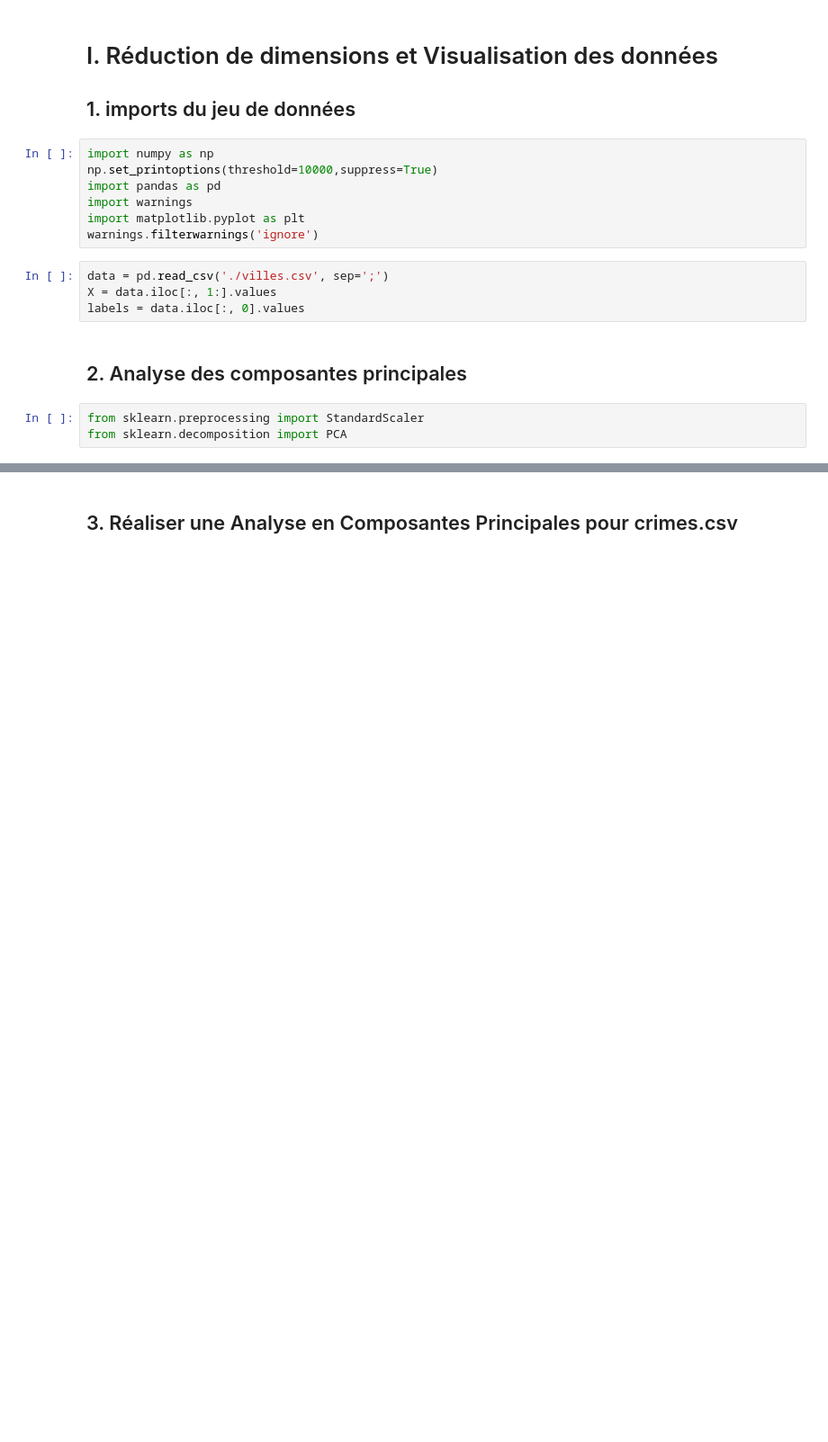
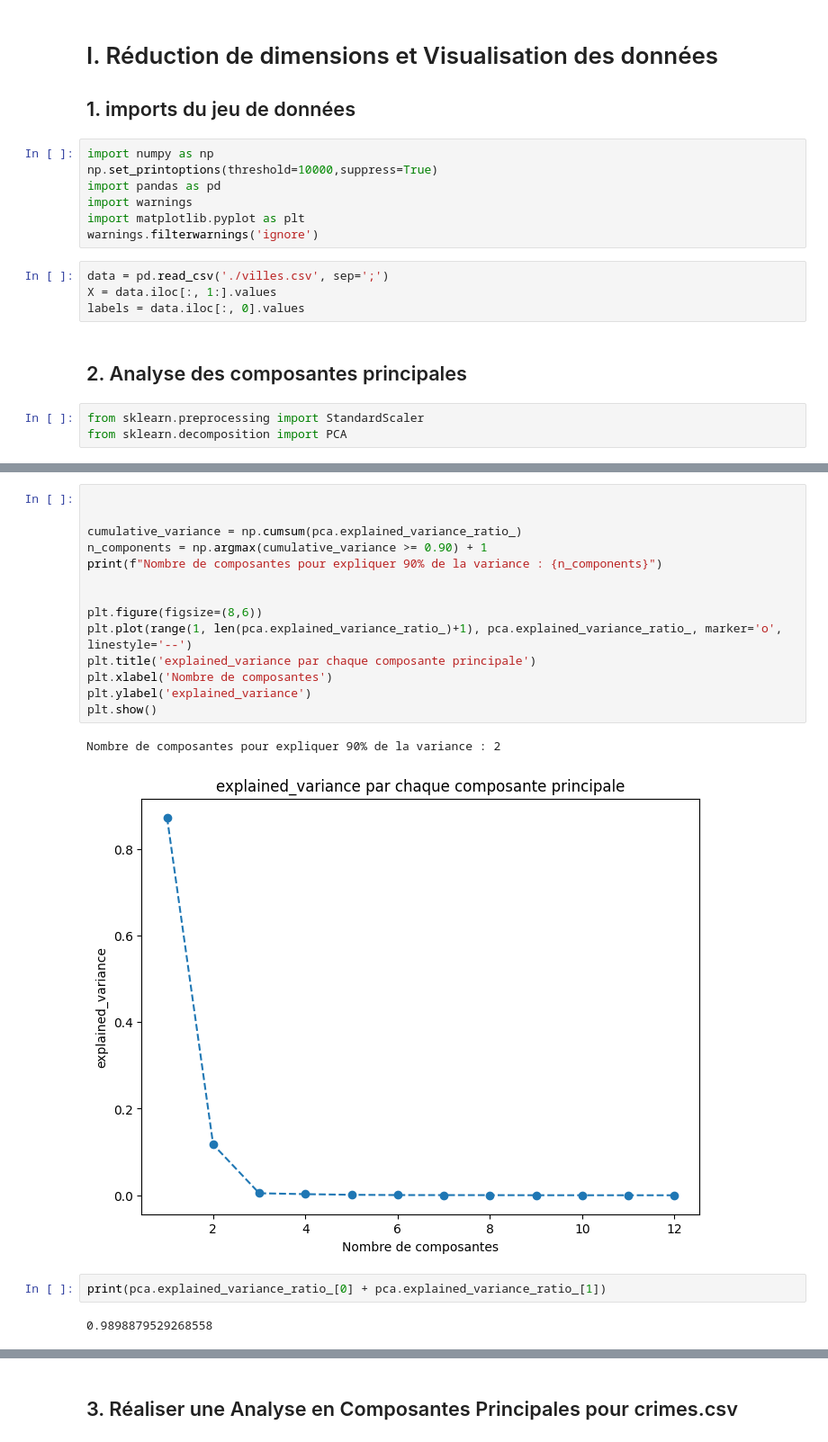
Before and after one commit to d4wae89d498/mif04, a Jupyter notebook: TP-ANS/MahdiBadreddine_MarcFaussurier.ipynb, the cells around one changed output, grey strips where cells are left out. Shown: that part at 90% size. Drawn from its saved outputs; the diff is of its cells as text; blank space fills up the shorter version.

```diff
--- a/TP-ANS/MahdiBadreddine_MarcFaussurier.ipynb
+++ b/TP-ANS/MahdiBadreddine_MarcFaussurier.ipynb
@@ -62,0 +54,21 @@ nb axes:  2
+# %%
+
+
+cumulative_variance = np.cumsum(pca.explained_variance_ratio_)
+n_components = np.argmax(cumulative_variance >= 0.90) + 1
+print(f"Nombre de composantes pour expliquer 90% de la variance : {n_components}")
+
+
+plt.figure(figsize=(8,6))
+plt.plot(range(1, len(pca.explained_variance_ratio_)+1), pca.explained_variance_ratio_, marker='o', linestyle='--')
+plt.title('explained_variance par chaque composante principale')
+plt.xlabel('Nombre de composantes')
+plt.ylabel('explained_variance')
+plt.show()
+# %% [output]
+Nombre de composantes pour expliquer 90% de la variance : 2
+[figure, added]
+# %%
+print(pca.explained_variance_ratio_[0] + pca.explained_variance_ratio_[1])
+# %% [output]
+0.9898879529268558
```
Also changed, not shown: parts of 25 cells of this notebook.
